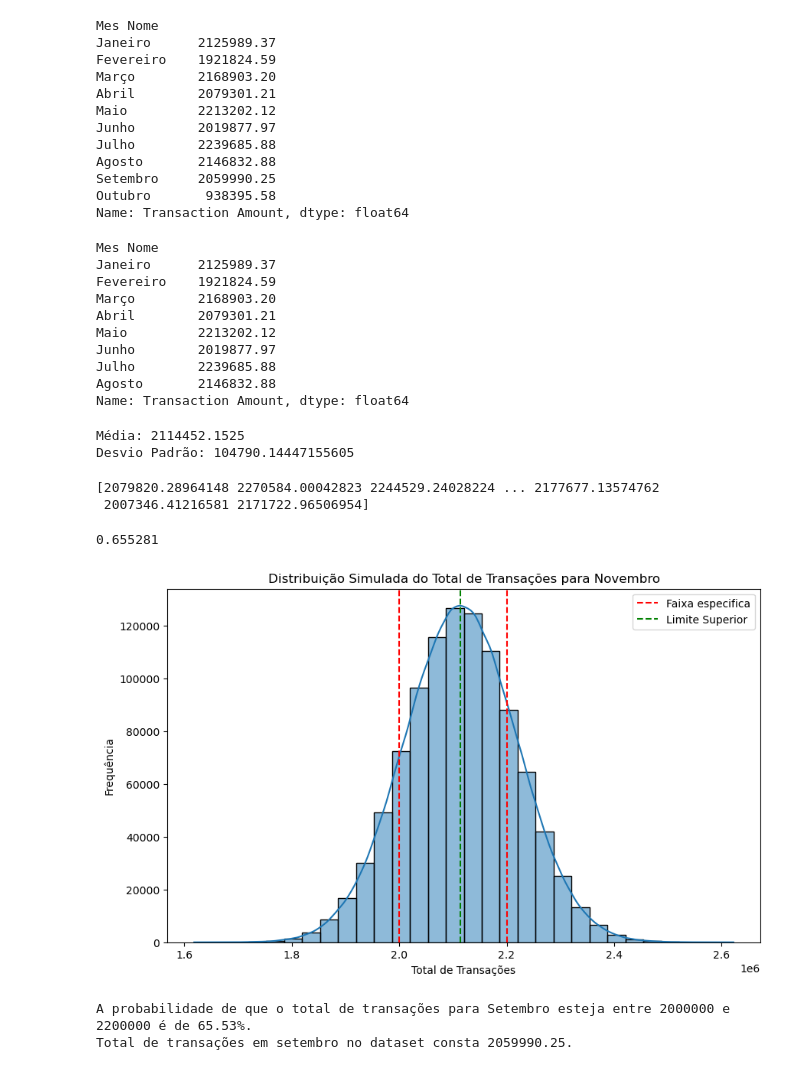
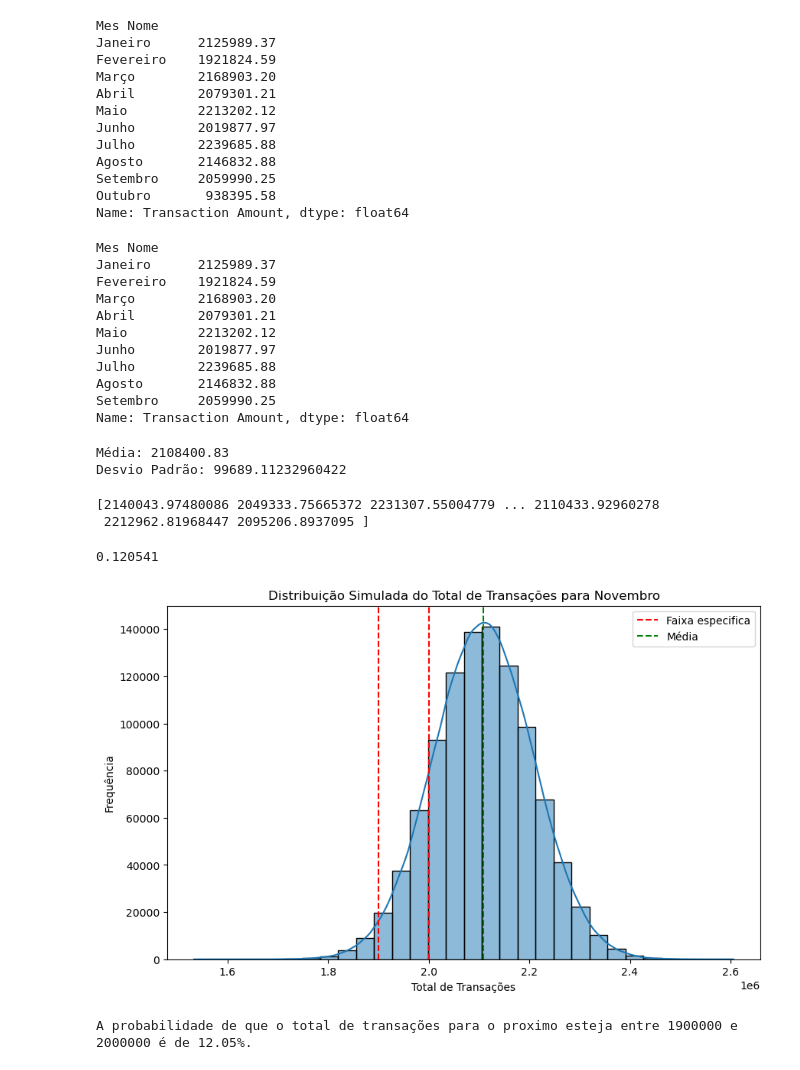
Before and after one commit to CesarMancioSilva/poo_monte_carlo, a Jupyter notebook: csv_file.ipynb, the cells around one changed output. Saved outputs shown, nothing was run; the diff lists cells and outputs as text; code cells hidden in the pictures.

```diff
--- a/csv_file.ipynb
+++ b/csv_file.ipynb
@@ -318,8 +308,8 @@ Statistic: 0.9707638361393336, p-value: 0.9011820246833062
 # %%
 
 # Agrupar os dados por mês e somar as transações de cada mês
-transacoes_mensais = data.groupby('Mes Nome')['Transaction Amount'].sum()
-transacoes_mensais
+transacoes_mensal_total = data.groupby('Mes Nome')['Transaction Amount'].sum()
+transacoes_mensal_total
 # %% [output]
 Mes Nome
 Janeiro      2125989.37
@@ -335,12 +325,12 @@ Outubro       938395.58
 Name: Transaction Amount, dtype: float64
 # %%
 # Ordenando os meses corretamente (pelo nome)
-meses_ordenados = ['Janeiro', 'Fevereiro', 'Março', 'Abril', 'Maio', 'Junho', 'Julho', 'Agosto', 'Setembro', 'Outubro']
-transacoes_mensais = transacoes_mensais.reindex(meses_ordenados)
-transacoes_mensais = transacoes_mensais.drop('Outubro')
-transacoes_mensais = transacoes_mensais.drop('Setembro')
+meses_ordenados = ['Janeiro', 'Fevereiro', 'Março', 'Abril', 'Maio', 'Junho', 'Julho', 'Agosto', 'Setembro','Outubro']
+transacoes_mensal_total = transacoes_mensal_total.reindex(meses_ordenados)
+#Removendo Outlier
+transacoes_mensal_total = transacoes_mensal_total.drop('Outubro')
 
-transacoes_mensais
+transacoes_mensal_total
 # %% [output]
 Mes Nome
 Janeiro      2125989.37
@@ -351,17 +341,18 @@ Maio         2213202.12
 Junho        2019877.97
 Julho        2239685.88
 Agosto       2146832.88
+Setembro     2059990.25
 Name: Transaction Amount, dtype: float64
 # %%
 # Calcular a média e o desvio padrão das somas mensais
-media_mensal = transacoes_mensais.mean()
-desvio_padrao_mensal = transacoes_mensais.std(ddof=1)
+media_mensal = transacoes_mensal_total.mean()
+desvio_padrao_mensal = transacoes_mensal_total.std(ddof=1)
 
 print(f'Média: {media_mensal}')
 print(f'Desvio Padrão: {desvio_padrao_mensal}')
 # %% [output]
-Média: 2114452.1525
-Desvio Padrão: 104790.14447155605
+Média: 2108400.83
+Desvio Padrão: 99689.11232960422
 # %%
 # Número de simulações
 num_simulacoes = 1000000
@@ -370,35 +361,33 @@ somas_simuladas = np.random.normal(loc=media_mensal, scale=desvio_padrao_mensal,
 
 print(somas_simuladas)
 # %% [output]
-[2079820.28964148 2270584.00042823 2244529.24028224 ... 2177677.13574762
- 2007346.41216581 2171722.96506954]
+[2140043.97480086 2049333.75665372 2231307.55004779 ... 2110433.92960278
+ 2212962.81968447 2095206.8937095 ]
 # %%
 
-# Definir uma faixa específica (exemplo: entre 1500000 e 2500000)
-faixa_especifica = (2000000, 2200000)
+# Definindo faixa que queremos a probabilidade.
+faixa_especifica = (1900000, 2000000)
 # Calcular a probabilidade de a soma cair dentro dessa faixa
 probabilidade_faixa = np.sum((somas_simuladas >= faixa_especifica[0]) & (somas_simuladas <= faixa_especifica[1])) / num_simulacoes
 
 probabilidade_faixa
 # %% [output]
-0.655281
+0.120541
 # %%
 # Visualizar os resultados em um gráfico de histograma
 plt.figure(figsize=(10, 6))
 sns.histplot(somas_simuladas, bins=30, kde=True)
 plt.axvline(faixa_especifica[0], color='red', linestyle='--', label='Faixa especifica')
 plt.axvline(faixa_especifica[1], color='red', linestyle='--')
-plt.axvline(media_mensal, color='green', linestyle='--', label='Limite Superior')
+plt.axvline(media_mensal, color='green', linestyle='--', label='Média')
 plt.title('Distribuição Simulada do Total de Transações para Novembro')
 plt.xlabel('Total de Transações')
 plt.ylabel('Frequência')
 plt.legend()
 plt.show()
 
 # Imprimir o resultado da probabilidade
-print(f"A probabilidade de que o total de transações para Setembro esteja entre {faixa_especifica[0]} e {faixa_especifica[1]} é de {probabilidade_faixa:.2%}.")
-print(f"Total de transações em setembro no dataset consta {data.query('Mes==9')['Transaction Amount'].sum()}.")
+print(f"A probabilidade de que o total de transações para o proximo esteja entre {faixa_especifica[0]} e {faixa_especifica[1]} é de {probabilidade_faixa:.2%}.")
 # %% [output]
-[figure, old version]
+[figure, new version]
-A probabilidade de que o total de transações para Setembro esteja entre 2000000 e 2200000 é de 65.53%.
-Total de transações em setembro no dataset consta 2059990.25.
+A probabilidade de que o total de transações para o proximo esteja entre 1900000 e 2000000 é de 12.05%.
```
Also changed, not shown: parts of 8 cells of this notebook.
